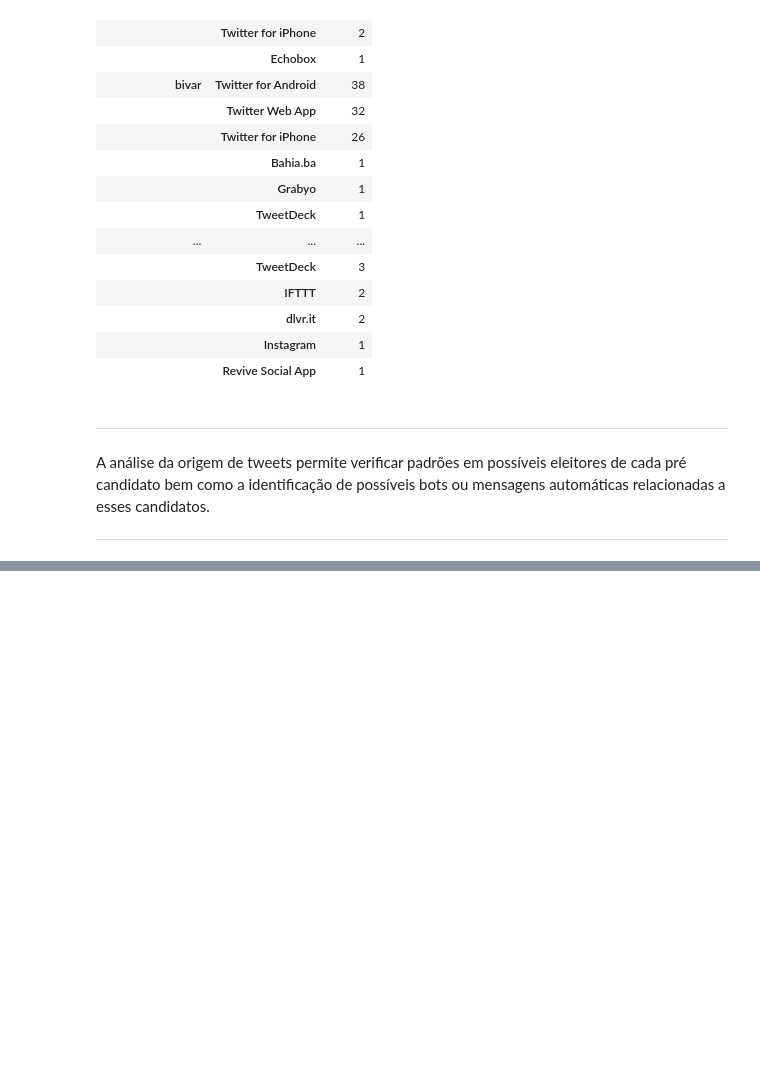
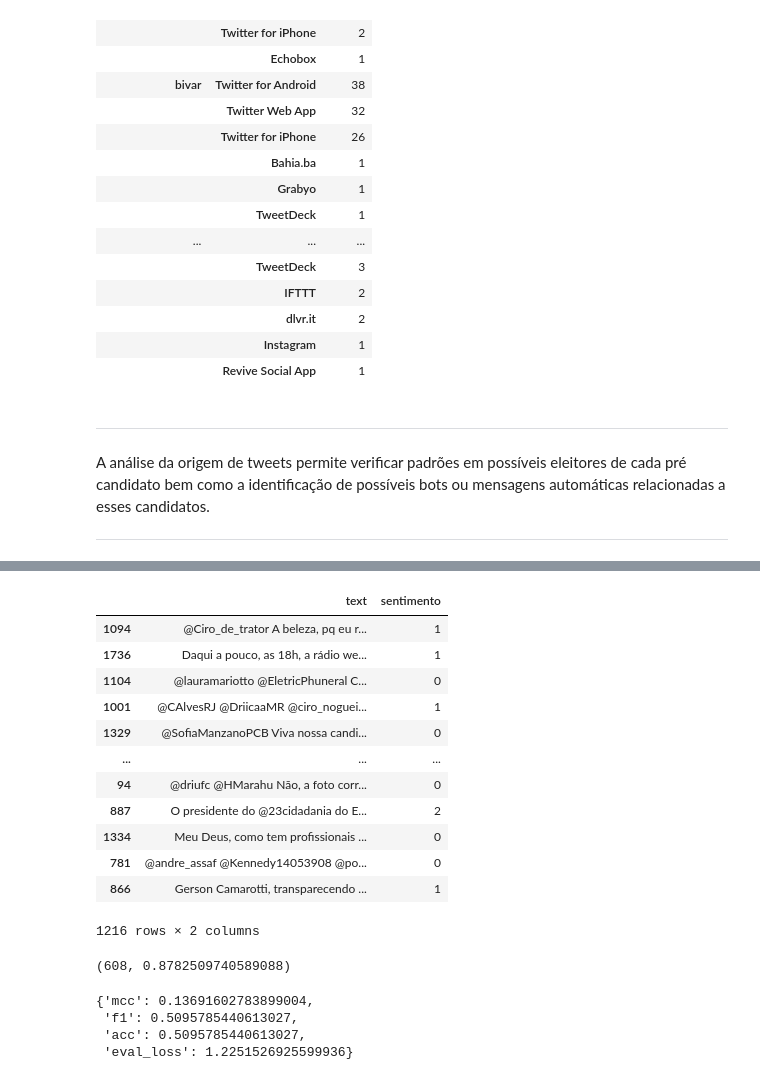
Before and after one commit to EduardoTTristao/analise-de-sentimento-politico-pelo-twitter, a Jupyter notebook: analise-de-sentimento-politico-pelo-twitter/data_analysis.ipynb, the cells around one changed output, grey strips where cells are left out. Cells and saved outputs as stored; diff of their text form; code cells hidden in the pictures; blank space fills up the shorter version.

```diff
--- a/analise-de-sentimento-politico-pelo-twitter/data_analysis.ipynb
+++ b/analise-de-sentimento-politico-pelo-twitter/data_analysis.ipynb
@@ -750,0 +843,14 @@ A análise da origem de tweets permite verificar padrões em possíveis eleitore
+# %%
+from sklearn.model_selection import train_test_split
+from sklearn.metrics import classification_report
+from sklearn.metrics import log_loss
+
+test_predictions_tfidf = hyp.predict(np.matrix(test_features_bow))
+probabilities_tfidf = hyp.predict_proba(np.matrix(test_features_bow))
+
+print(classification_report(Y_test['sentimento'],test_predictions_tfidf))
+loss = log_loss(Y_test['sentimento'], probabilities_tfidf)
+print(loss)
+train_df, test_df = train_test_split(df, test_size=0.3)
+
+train_df = train_df[['text', 'sentimento']]
@@ -750,0 +884,16 @@ A análise da origem de tweets permite verificar padrões em possíveis eleitore
+# %%
+train_df
+# %% [output]
+|  | text | sentimento |
+| 1094 | @Ciro_de_trator A beleza, pq eu r... | 1 |
+| 1736 | Daqui a pouco, as 18h, a rádio we... | 1 |
+| 1104 | @lauramariotto @EletricPhuneral C... | 0 |
+| 1001 | @CAlvesRJ @DriicaaMR @ciro_noguei... | 1 |
+| 1329 | @SofiaManzanoPCB Viva nossa candi... | 0 |
+| ... | ... | ... |
+| 94 | @driufc @HMarahu Não, a foto corr... | 0 |
+| 887 | O presidente do @23cidadania do E... | 2 |
+| 1334 | Meu Deus, como tem profissionais ... | 0 |
+| 781 | @andre_assaf @Kennedy14053908 @po... | 0 |
+| 866 | Gerson Camarotti, transparecendo ... | 1 |
+1216 rows × 2 columns
@@ -750,0 +902,4 @@ A análise da origem de tweets permite verificar padrões em possíveis eleitore
+# %%
+model.train_model(train_df, overwrite_output_dir= True)
+# %% [output]
+(608, 0.8782509740589088)
@@ -750,0 +914,7 @@ A análise da origem de tweets permite verificar padrões em possíveis eleitore
+# %%
+result
+# %% [output]
+{'mcc': 0.13691602783899004,
+ 'f1': 0.5095785440613027,
+ 'acc': 0.5095785440613027,
+ 'eval_loss': 1.2251526925599936}
```
Also changed, not shown: parts of 44 cells of this notebook.
